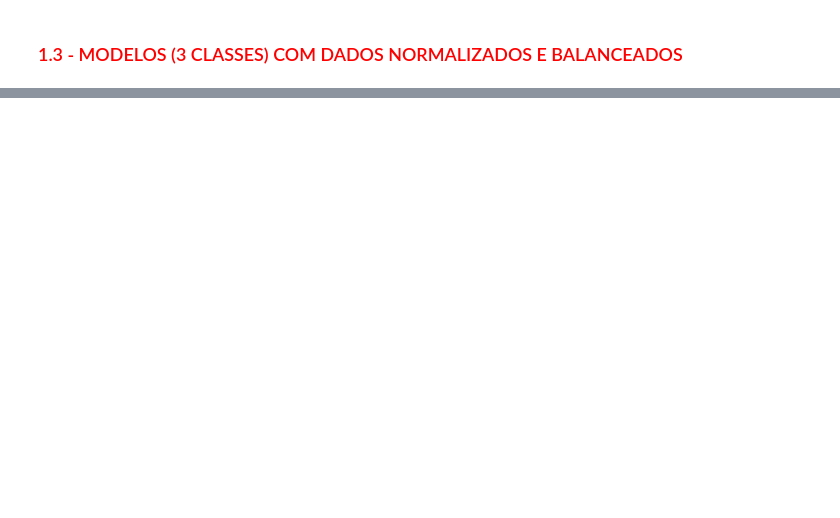
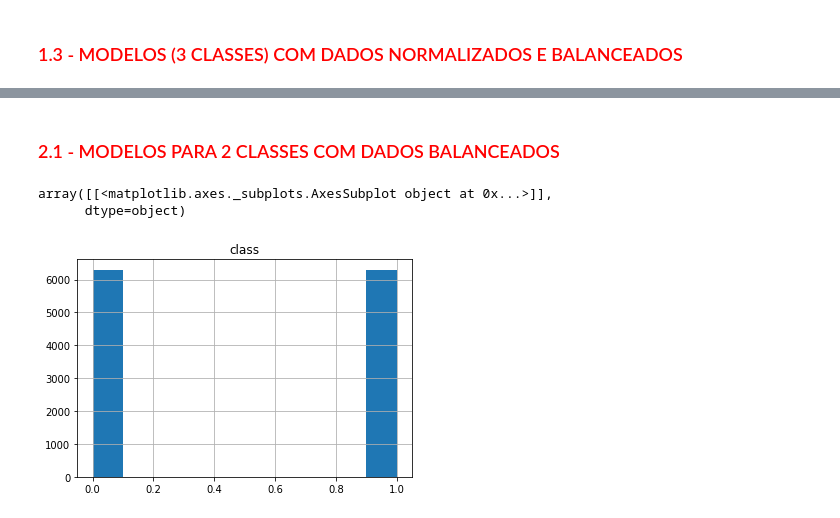
Before and after one commit to gabriellimagomes15/cognitivo_ai, a Jupyter notebook: Classificacao_vinhos.ipynb, the cells around one changed output, grey strips where cells are left out. Saved outputs shown, nothing was run; the diff lists cells and outputs as text; code cells hidden in the pictures; blank space fills up the shorter version.

```diff
--- a/Classificacao_vinhos.ipynb
+++ b/Classificacao_vinhos.ipynb
@@ -881,0 +459,14 @@ Confusion Matrix Stats
+# %% [markdown]
+### <font color = 'red'>  2.1 - MODELOS PARA 2 CLASSES COM DADOS BALANCEADOS </font>
+# %%
+from imblearn.over_sampling import SMOTE, ADASYN
+data_o_two, target_o_two = SMOTE().fit_sample(x_two,y_two)
+
+data_o_two   = pd.DataFrame(data_o_two, columns= x_two.columns)
+target_o_two = pd.DataFrame(target_o_two, columns= ['class']  )
+# %%
+target_o_two.hist()
+# %% [output]
+array([[<matplotlib.axes._subplots.AxesSubplot object at 0x...>]],
+      dtype=object)
+[figure, added]
```
Also changed, not shown: parts of 73 cells of this notebook, 1 other file.
